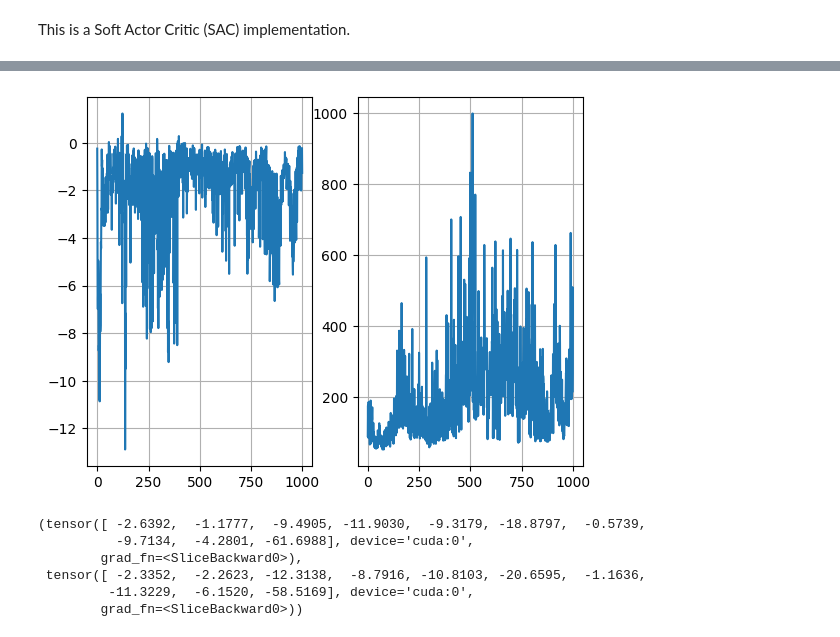
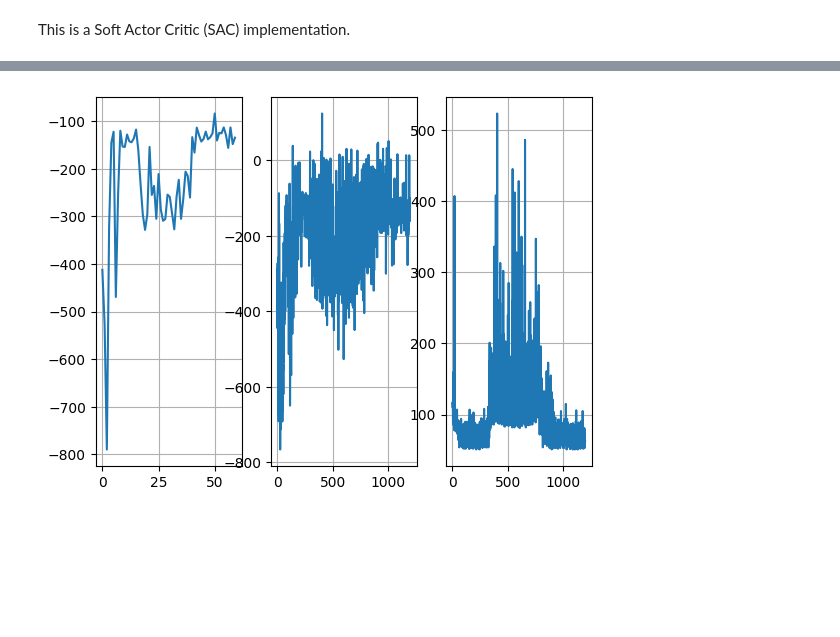
Before and after one commit to meraccos/rl_algorithms, a Jupyter notebook: sac/sac.ipynb, the cells around one changed output, grey strips where cells are left out. Saved outputs shown, nothing was run; the diff lists cells and outputs as text; code cells hidden in the pictures; blank space fills up the shorter version.

```diff
--- a/sac/sac.ipynb
+++ b/sac/sac.ipynb
@@ -39,12 +43,15 @@ class Actor(nn.Module):
         a = F.relu(self.l2(a))
 
         mu = self.mu(a)
-        std = torch.clamp(F.softplus(self.std(a)), min=1e-6, max=5)
-        return mu, std
+        # std = torch.clamp(F.softplus(self.std(a)), min=1e-6, max=5)
+        log_std = torch.clamp(self.std(a), -20, 2)
+        return mu, log_std
 
-    def sample(self, obs):
-        mu, std = self(obs)
-        n = Normal(mu, std)
+    def sample(self, obs, test=False):
+        mu, log_std = self(obs)
+        if test:
+            return torch.tanh(mu)
+        n = Normal(mu, log_std.exp())
         action = n.rsample().tanh()
         log_prob = (n.log_prob(action) - torch.log(1 - action.pow(2) + 1e-6)).sum(1)
         return action, log_prob
@@ -53,24 +60,24 @@ class Actor(nn.Module):
 class Critic(nn.Module):
     def __init__(self, env=None):
         super().__init__()
-        self.input_dim = env.observation_space.shape[0]
+        self.obs_dim = env.observation_space.shape[0]
         self.action_dim = env.action_space.shape[0]
+        input_dim = self.obs_dim + self.action_dim
 
-        self.l1 = nn.Linear(self.input_dim + self.action_dim, 400)
+        self.l1 = nn.Linear(input_dim , 400)
         self.l2 = nn.Linear(400, 300)
         self.l3 = nn.Linear(300, 1)
 
         self.apply(weights_init_)
 
     def forward(self, s, act):
-        a = torch.hstack((s, act))
+        a = torch.cat((s, act), dim=1)
         a = F.relu(self.l1(a))
         a = F.relu(self.l2(a))
         a = self.l3(a)
         return a.squeeze()
 # %%
-env = gym.make("LunarLander-v2", continuous=True)
-
+env = gym.make("LunarLander-v2", continuous=True, render_mode="rgb_array")
 device = torch.device("cuda" if torch.cuda.is_available() else "cpu")
 
 actor = Actor(env).to(device)
@@ -83,19 +90,25 @@ Q2_ = Critic(env).to(device)
 Q1_.load_state_dict(Q1.state_dict())
 Q2_.load_state_dict(Q2.state_dict())
 
-optim_a = torch.optim.Adam(actor.parameters())
-optim_q1 = torch.optim.Adam(Q1.parameters())
-optim_q2 = torch.optim.Adam(Q2.parameters())
+optim_a = torch.optim.Adam(actor.parameters(), lr=0.0001)
+optim_q1 = torch.optim.Adam(Q1.parameters(), lr=0.00003)
+optim_q2 = torch.optim.Adam(Q2.parameters(), lr=0.00003)
 
 # Hyperparameters
 gamma = 0.99
-temp = 0.001     # Temperature of the entropy term
+temp = 0.0003     # Temperature of the entropy term
 train_ep_freq = 1
 num_opt_steps = 1
+eval_freq = 20
+num_eval_ep = 10
 
 # Loggers
 rews_log = []
+rews_eval_log = []
 steps_log = []
+loss_q1_log = []
+loss_q2_log = []
+loss_a_log = []
 
 rb = ReplayBuffer(state_dim=env.observation_space.shape[0],
                   action_dim=env.action_space.shape[0],
@@ -187,19 +219,13 @@ tensor([[-1.9899e+00, -3.4019e-01],
 # %%
-plt.subplot(1,2,1)
+plt.subplot(1,3,1)
+plt.plot(rews_eval_log)
+plt.grid()
+plt.subplot(1,3,2)
 plt.plot(rews_log)
 plt.grid()
-plt.subplot(1,2,2)
+plt.subplot(1,3,3)
 plt.plot(steps_log)
 plt.grid()
 plt.show()
 # %% [output]
-[figure, old version]
+[figure, new version]
-# %%
-target[:10], Q1(s, a)[:10]
-# %% [output]
-(tensor([ -2.6392,  -1.1777,  -9.4905, -11.9030,  -9.3179, -18.8797,  -0.5739,
-          -9.7134,  -4.2801, -61.6988], device='cuda:0',
-        grad_fn=<SliceBackward0>),
- tensor([ -2.3352,  -2.2623, -12.3138,  -8.7916, -10.8103, -20.6595,  -1.1636,
-         -11.3229,  -6.1520, -58.5169], device='cuda:0',
-        grad_fn=<SliceBackward0>))
```
Also changed, not shown: parts of 7 cells of this notebook.
